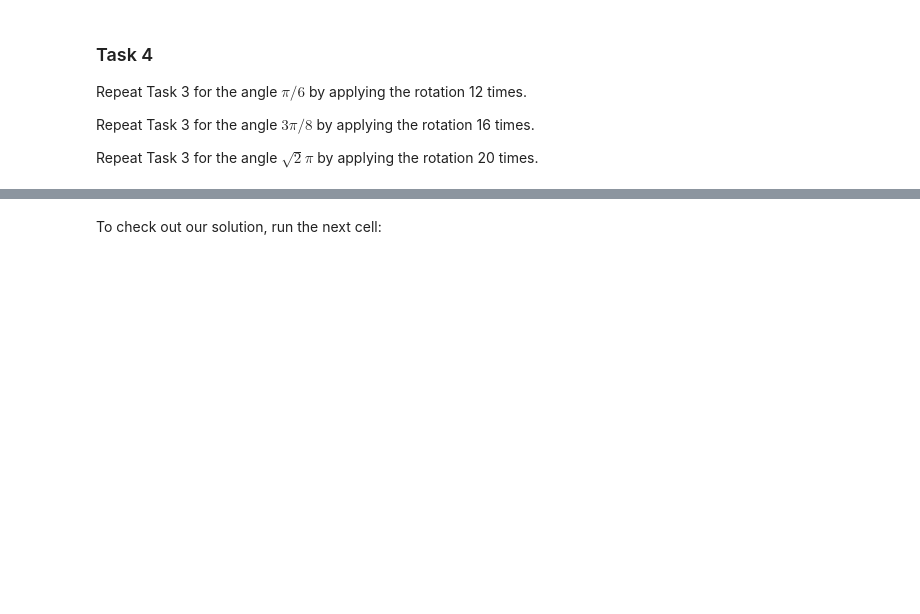
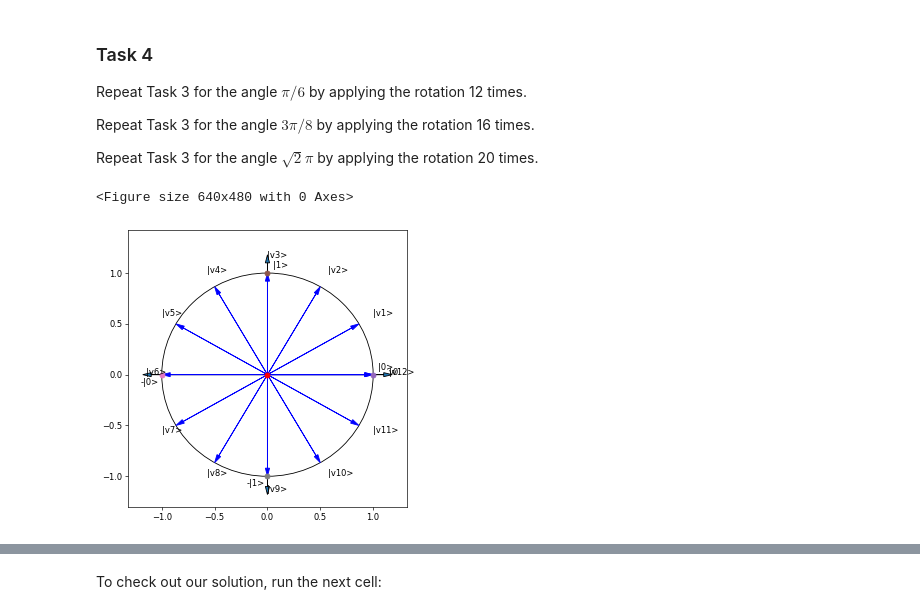
Before and after one commit to james-lucius/qworld, a Jupyter notebook: QB24_Q44_Rotations.ipynb, the cells around one changed output, grey strips where cells are left out. Cells and saved outputs as stored; diff of their text form; code cells hidden in the pictures; blank space fills up the shorter version.

```diff
--- a/QB24_Q44_Rotations.ipynb
+++ b/QB24_Q44_Rotations.ipynb
@@ -233,0 +275,31 @@ Repeat Task 3 for the angle $ \sqrt{2}\pi $ by applying the rotation 20 times.
+# %%
+#
+# your code is here
+#
+quantum_file = path_files+"quantum.py"
+%run $quantum_file
+
+draw_qubit()
+
+[x,y]=[1,0]
+
+draw_quantum_state(x,y,"v0")
+
+#
+# your code is here
+#
+#
+from qiskit import QuantumCircuit, execute, Aer
+from math import pi
+
+qc = QuantumCircuit(1, 1)
+
+for i in range(12):
+  qc.ry(pi / 3, 0)
+  job = execute(qc, Aer.get_backend('statevector_simulator'), optimization_level = 0)
+  current_quantum_state = job.result().get_statevector(qc).data
+  x, y = current_quantum_state[0].real, current_quantum_state[1].real
+  draw_quantum_state(x, y, f"|v{i + 1}>")
+# %% [output]
+<Figure size 640x480 with 0 Axes>
+[figure, added]
```
Also changed, not shown: parts of 12 cells of this notebook.
